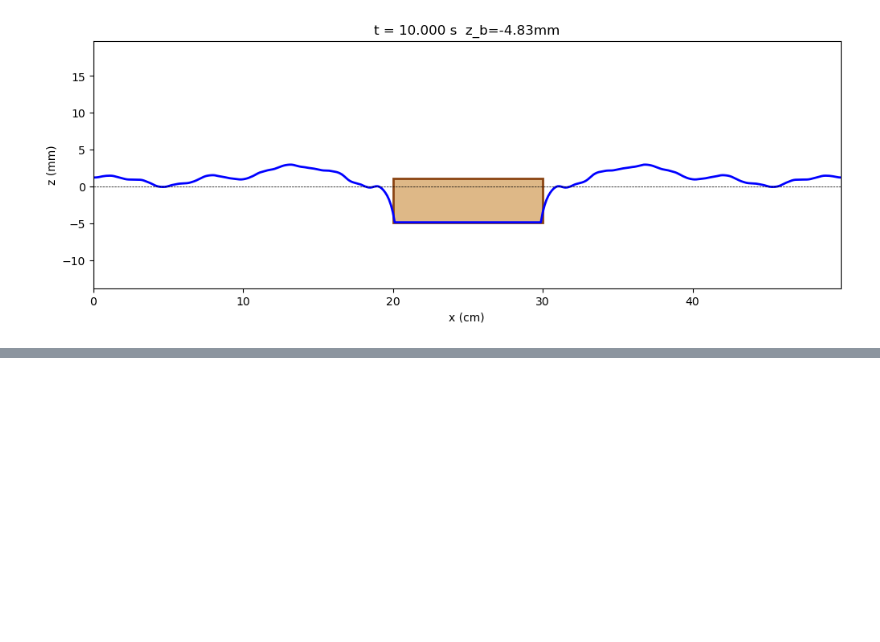
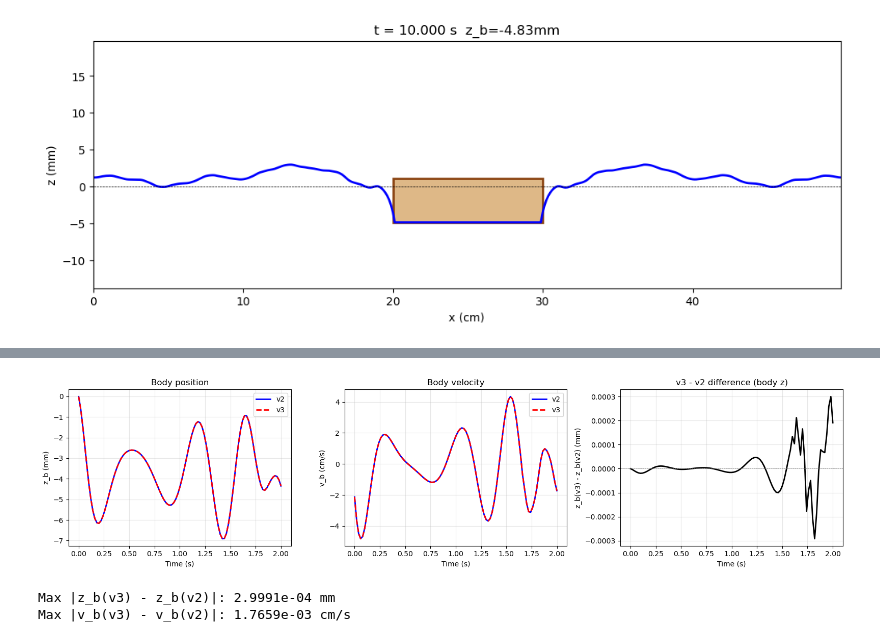
Before and after one commit to finecwg/LNS_floating, a Jupyter notebook: 03_Floating_Object/floating_object_notebook.ipynb, the cells around one changed output, grey strips where cells are left out. Saved outputs shown, nothing was run; the diff lists cells and outputs as text; code cells hidden in the pictures; blank space fills up the shorter version.

```diff
--- a/03_Floating_Object/floating_object_notebook.ipynb
+++ b/03_Floating_Object/floating_object_notebook.ipynb
@@ -278,0 +477,60 @@ Final ∫p_s dx = 8.0009e-01   (equilibrium M/Fr = 7.8400e-01)
+# %%
+# Re-run v2 with identical parameters for a fair side-by-side
+from floating_object_v2 import FloatingObjectSolverV2, SimConfig as SimConfigV2, \
+    NumericalParams as NPV2, BodyParams as BPV2
+
+config_v2_cmp = SimConfigV2(
+    num=NPV2(nx=400, nz=80, nt=4000, total_time_s=2.0),
+    body=BPV2(
+        half_width_cm=5.0,
+        center_x_cm=25.0,
+        mass_per_length_g_per_cm=5.0,
+        initial_z_cm=0.0,       # at undisturbed surface
+        initial_vz_cm_s=-20.0,  # drop with 10 cm/s downward impact
+    ),
+    verbose=False,
+)
+solver_v2_cmp = FloatingObjectSolverV2(config_v2_cmp)
+result_v2_cmp = solver_v2_cmp.run()
+
+import matplotlib.pyplot as plt
+import numpy as np
+t = result_v3["time"]
+ut, uL = config_v3.num.unit_time, config_v3.num.unit_length
+
+fig, axes = plt.subplots(1, 3, figsize=(16, 4))
+
+# z_b comparison
+ax = axes[0]
+ax.plot(t, result_v2_cmp["z_b"] * uL * 10, "b-",  lw=2, label="v2")
+ax.plot(t, result_v3["z_b"]    * uL * 10, "r--", lw=2, label="v3")
+ax.set(xlabel="Time (s)", ylabel="z_b (mm)", title="Body position")
+ax.legend()
+ax.grid(alpha=0.3)
+
+# v_b comparison
+ax = axes[1]
+ax.plot(t, result_v2_cmp["v_b"] * uL/ut, "b-",  lw=2, label="v2")
+ax.plot(t, result_v3["v_b"]    * uL/ut, "r--", lw=2, label="v3")
+ax.set(xlabel="Time (s)", ylabel="v_b (cm/s)", title="Body velocity")
+ax.legend()
+ax.grid(alpha=0.3)
+
+# difference in body position
+ax = axes[2]
+diff = (result_v3["z_b"] - result_v2_cmp["z_b"]) * uL * 10
+ax.plot(t, diff, "k-", lw=2)
+ax.axhline(0, color="gray", ls="--", lw=0.5)
+ax.set(xlabel="Time (s)", ylabel="z_b(v3) - z_b(v2) (mm)",
+       title="v3 - v2 difference (body z)")
+ax.grid(alpha=0.3)
+
+fig.tight_layout()
+plt.show()
+
+print(f"Max |z_b(v3) - z_b(v2)|: {np.max(np.abs(diff)):.4e} mm")
+print(f"Max |v_b(v3) - v_b(v2)|: {np.max(np.abs(result_v3['v_b'] - result_v2_cmp['v_b']))*uL/ut:.4e} cm/s")
+# %% [output]
+[figure, added]
+Max |z_b(v3) - z_b(v2)|: 2.9991e-04 mm
+Max |v_b(v3) - v_b(v2)|: 1.7659e-03 cm/s
```
Also changed, not shown: parts of 7 cells of this notebook, 35 other files.
